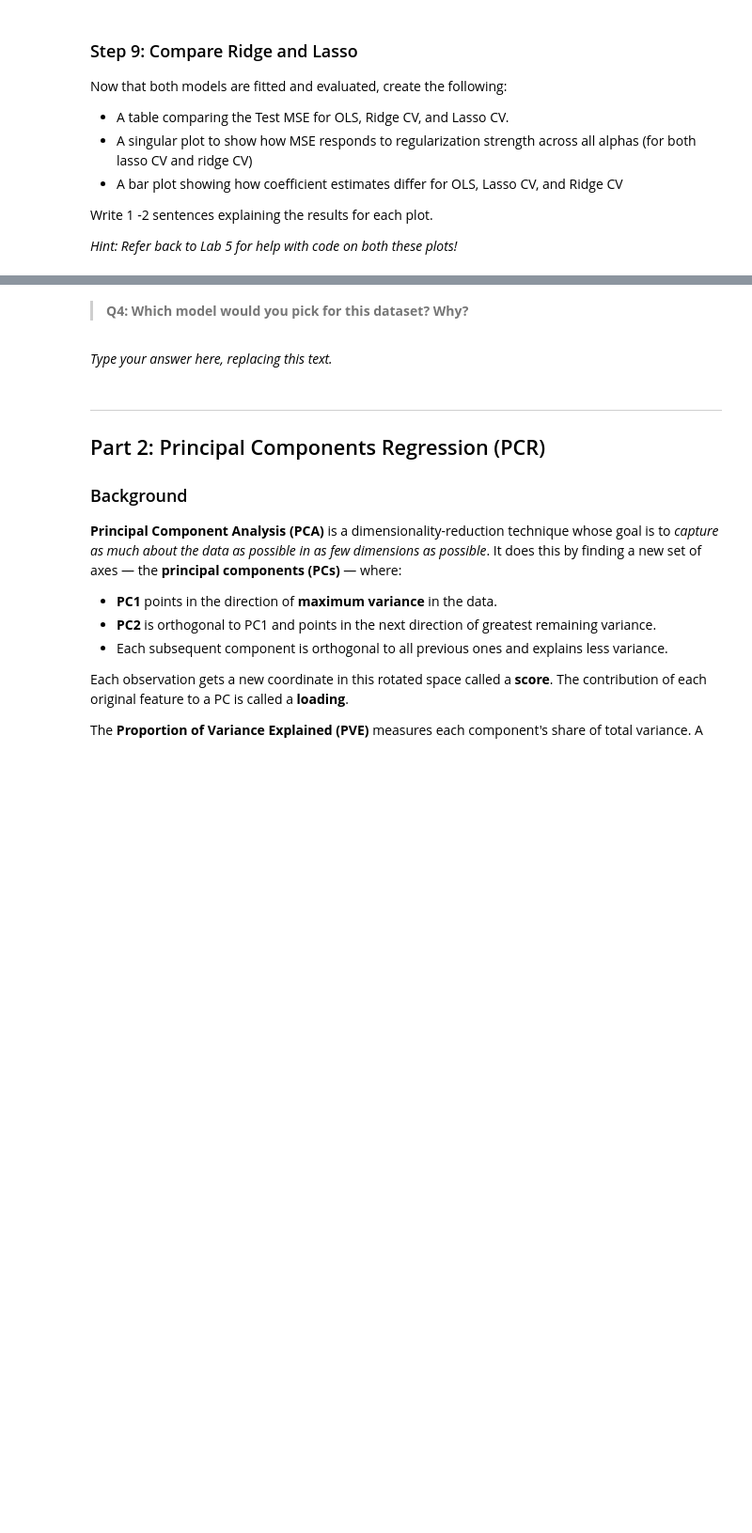
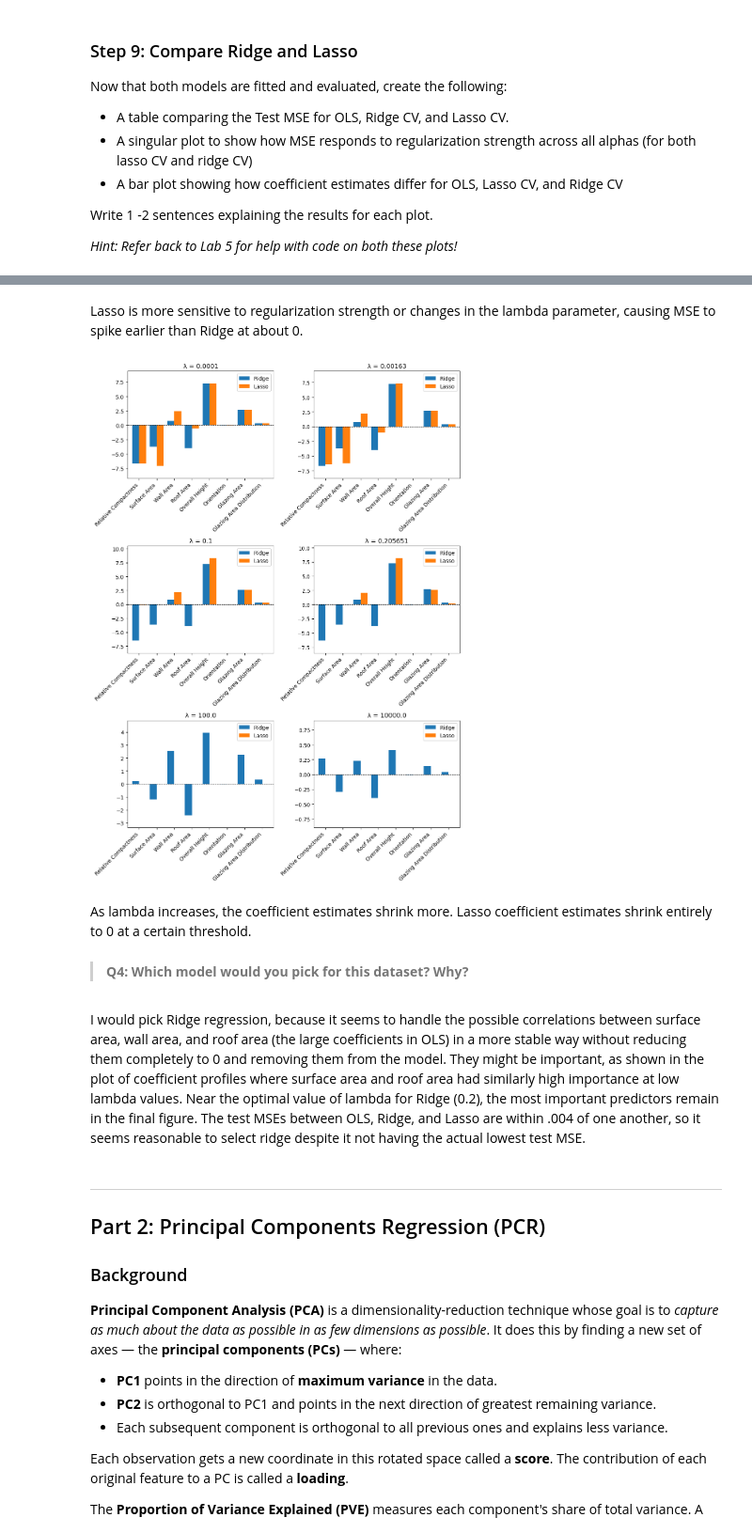
Before and after one commit to avarobillard/assignment-3, a Jupyter notebook: task1/hw3-task1.ipynb, the cells around one changed output, grey strips where cells are left out. Shown at 94% size. Saved outputs shown, nothing was run; the diff lists cells and outputs as text; code cells hidden in the pictures; blank space fills up the shorter version.

```diff
--- a/task1/hw3-task1.ipynb
+++ b/task1/hw3-task1.ipynb
@@ -220,7 +394,49 @@ Write 1 -2 sentences explaining the results for each plot.
+# %% [markdown]
+Lasso is more sensitive to regularization strength or changes in the lambda parameter, causing MSE to spike earlier than Ridge at about 0.
+# %%
+# Visualize coefficient estimates for OLS, Ridge, and Lasso
+lambdas = [1e-4, 0.001630, 1e-1, 0.205651, 1e2, 1e4] # evenly spaced lambda values from array and best lasso and ridge lambdas
+data = []
+
+for lam in lambdas:
+    if lam == 0:
+        ols = LinearRegression().fit(X_train_scaled, y_train) # use scaled data here?
+        data.append(pd.DataFrame({
+            'Ridge': ols.coef_,
+            'Lasso': ols.coef_
+        }, index=feature_names))
+
+    else:
+        ridge = Ridge(alpha=lam).fit(X_train_scaled, y_train)
+        lasso = Lasso(alpha=lam).fit(X_train_scaled, y_train)
+        data.append(pd.DataFrame({
+            'Ridge': ridge.coef_,
+            'Lasso': lasso.coef_
+        }, index=feature_names))
+
+fig, axes = plt.subplots(3, 2, figsize=(10, 14))
+axes = axes.flatten()
+for i, df in enumerate(data):
+    df.plot.bar(ax=axes[i], width=0.8)
+    title = 'λ = 0 (OLS)' if lambdas[i] == 0 else f'λ = {lambdas[i]}'
+    axes[i].set_title(title)
+    axes[i].set_xticklabels(df.index, rotation=45, ha='right')
+    axes[i].axhline(0, color='black', linewidth=0.8, linestyle='--')
+    ymin = min(df.values.min(), 0)
+    ymax = max(df.values.max(), 0)
+    pad = max((ymax - ymin) * 0.15, 0.5)
+    axes[i].set_ylim(ymin - pad, ymax + pad)
+
+plt.tight_layout()
+plt.show()
+# %% [output]
+[figure, added]
+# %% [markdown]
+As lambda increases, the coefficient estimates shrink more. Lasso coefficient estimates shrink entirely to 0 at a certain threshold.
 # %% [markdown]
 > **Q4: Which model would you pick for this dataset? Why?**
 # %% [markdown]
-_Type your answer here, replacing this text._
+I would pick Ridge regression, because it seems to handle the possible correlations between surface area, wall area, and roof area (the large coefficients in OLS) in a more stable way without reducing them completely to 0 and removing them from the model. They might be important, as shown in the plot of coefficient profiles where surface area and roof area had similarly high importance at low lambda values. Near the optimal value of lambda for Ridge (0.2), the most important predictors remain in the final figure. The test MSEs between OLS, Ridge, and Lasso are within .004 of one another, so it seems reasonable to select ridge despite it not having the actual lowest test MSE.
 # %% [markdown]
 <!-- END QUESTION -->
 
```
Also changed, not shown: parts of 19 cells of this notebook.
